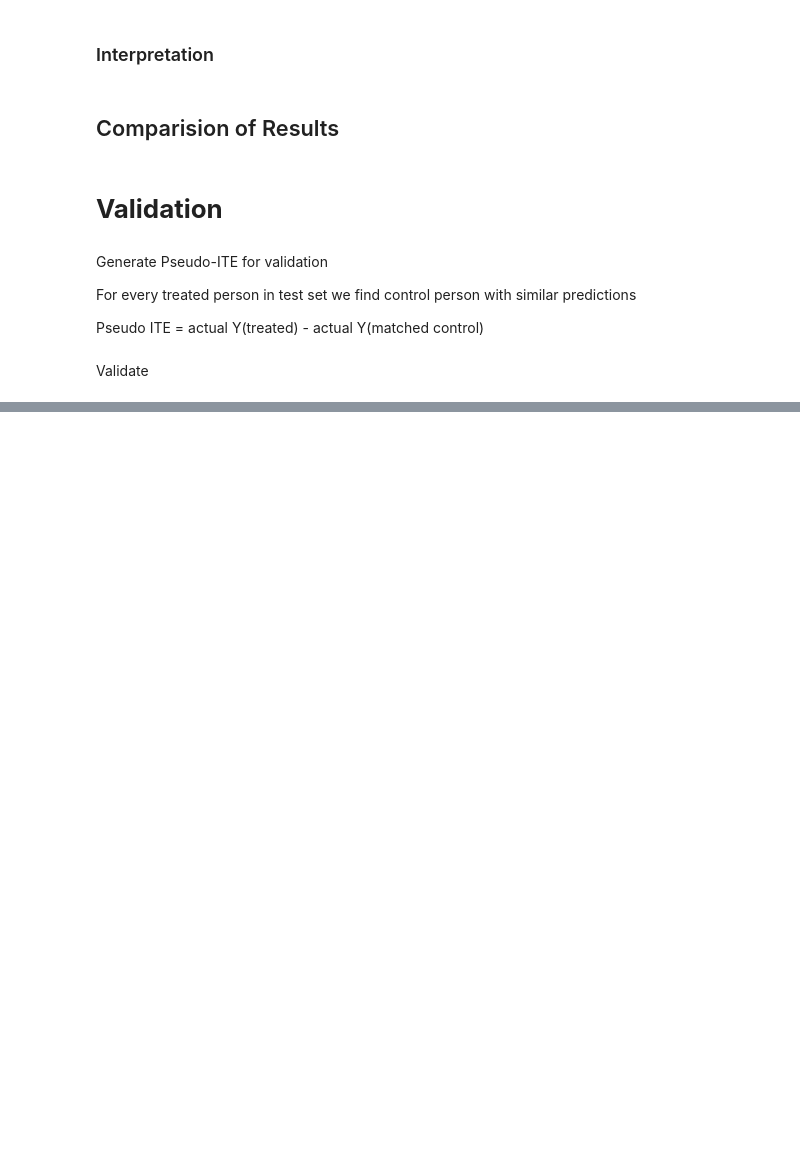
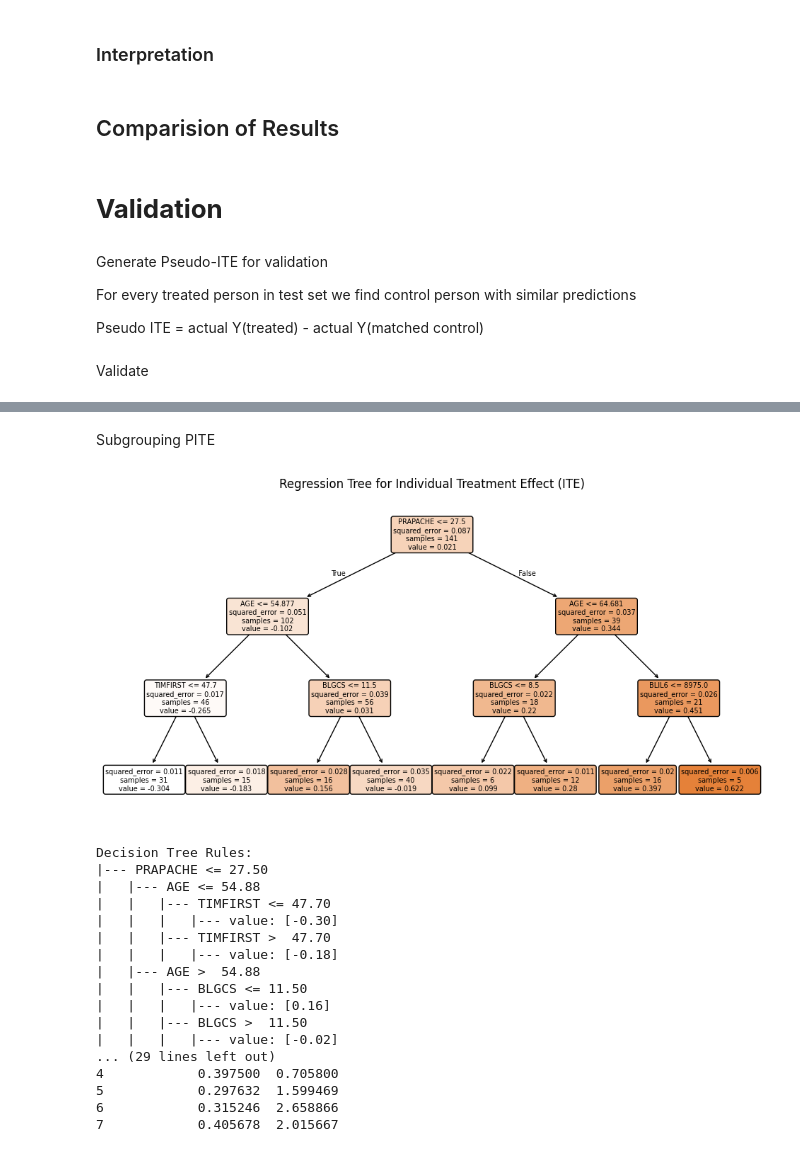
Before and after one commit to tobsilog/VTE, a Jupyter notebook: SHAP/Thesis.ipynb, the cells around one changed output, grey strips where cells are left out. Cells and saved outputs as stored; diff of their text form; code cells hidden in the pictures; blank space fills up the shorter version.

Commit message:
Subgroup analysis

```diff
--- a/SHAP/Thesis.ipynb
+++ b/SHAP/Thesis.ipynb
@@ -716,3 +712,71 @@ Notes:
 [1] Standard Errors assume that the covariance matrix of the errors is correctly specified.
 [[-0.10340443  0.24263918]
  [-0.81459193  0.34010025]]
+# %% [markdown]
+Subgrouping PITE
+# %%
+PITEs = X_V_test.copy()
+PITEs["P1_hat"] = y_pred_control
+PITEs["P0_hat"] = y_pred_treatment
+PITEs["ITE"] = PITE
+PITEs["Treatment"] = t_V_test
+PITEs["Outcome"] = y_test
+
+regression_tree = DecisionTreeRegressor(max_depth=3, min_samples_split=10, random_state=42)
+regression_tree.fit(X_V_test, PITE)
+
+# Step 3: Visualize the trained regression tree
+plt.figure(figsize=(12, 6))
+plot_tree(
+    regression_tree,
+    feature_names=X_V_test.columns,
+    filled=True,
+    rounded=True,
+    precision=3
+)
+plt.title("Regression Tree for Individual Treatment Effect (ITE)")
+plt.show()
+
+# Train decision tree for subgroup identification
+tree = regression_tree
+
+# Print decision rules
+print("\nDecision Tree Rules:")
+print(export_text(tree, feature_names=features))
+
+# Assign subgroup IDs using the tree
+PITEs["Subgroup"] = tree.apply(X_V_test)
+
+# Calculate subgroup statistics
+subgroup_stats = doublerandom.groupby("Subgroup").agg(
+    Treatment_size=("THERAPY", lambda x: (x == 1).sum()),
+    Control_size=("THERAPY", lambda x: (x == 0).sum()),
+    Treatment_event_rate=("P1_hat", "mean"),
+    Control_event_rate=("P0_hat", "mean")
+).reset_index()
+
+# Compute Risk Ratio (RR)
+subgroup_stats["RR"] = subgroup_stats["Treatment_event_rate"] / subgroup_stats["Control_event_rate"]
+
+# Display results
+print("\nSubgroup Statistics:")
+print(subgroup_stats)
+# %% [output]
+[figure, added]
+Decision Tree Rules:
+|--- PRAPACHE <= 27.50
+|   |--- AGE <= 54.88
+|   |   |--- TIMFIRST <= 47.70
+|   |   |   |--- value: [-0.30]
+|   |   |--- TIMFIRST >  47.70
+|   |   |   |--- value: [-0.18]
+|   |--- AGE >  54.88
+|   |   |--- BLGCS <= 11.50
+|   |   |   |--- value: [0.16]
+|   |   |--- BLGCS >  11.50
+|   |   |   |--- value: [-0.02]
+... (29 lines left out)
+4            0.397500  0.705800
+5            0.297632  1.599469
+6            0.315246  2.658866
+7            0.405678  2.015667
```
Also changed, not shown: parts of 6 cells of this notebook.
